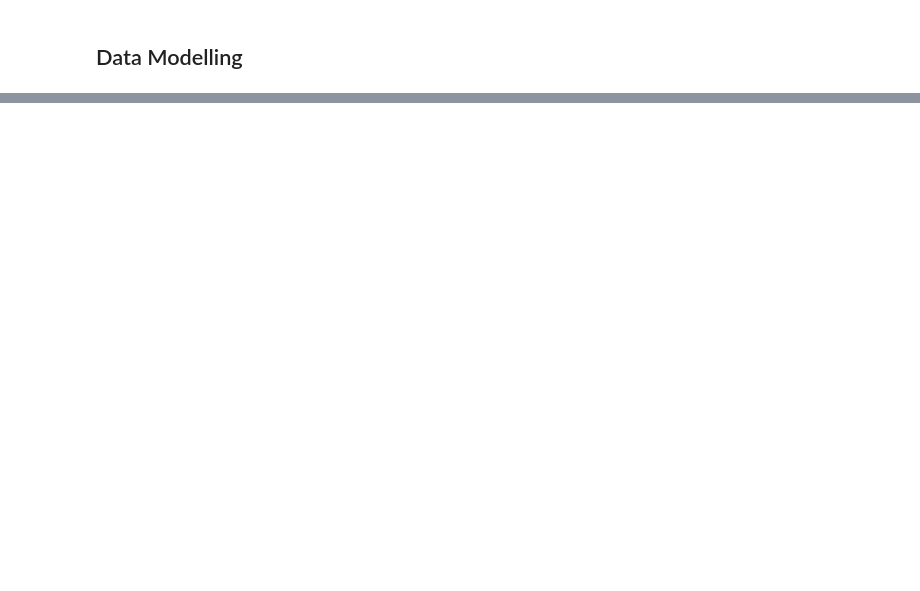
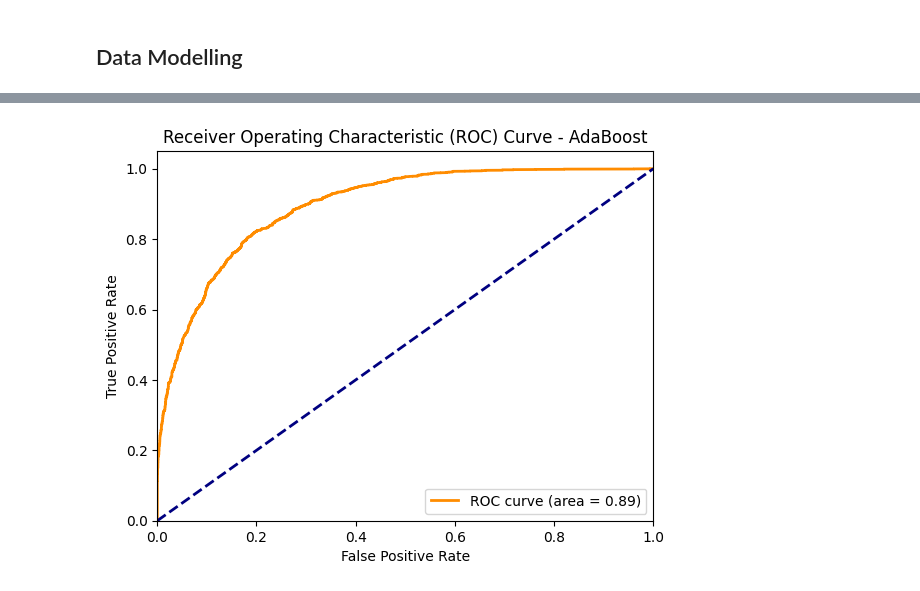
Before and after one commit to EvaW01/schulich_data_science_Xinyue-Wang, a Jupyter notebook: data_science_final_group_project.ipynb, the cells around one changed output, grey strips where cells are left out. Cells and saved outputs as stored; diff of their text form; code cells hidden in the pictures; blank space fills up the shorter version.

```diff
--- a/data_science_final_group_project.ipynb
+++ b/data_science_final_group_project.ipynb
@@ -1064,0 +1347,24 @@ Original Value: 0.0, Predicted Value: 0.137168522525636
+# %%
+# Initialize and train the AdaBoost classifier
+adaboost = AdaBoostClassifier(n_estimators=100, random_state=42)
+adaboost.fit(X_train, y_train)
+
+# Make predictions
+y_pred = adaboost.predict(X_test)
+y_pred_prob = adaboost.predict_proba(X_test)[:, 1]
+
+# Evaluate the model
+accuracy = accuracy_score(y_test, y_pred)
+conf_matrix = confusion_matrix(y_test, y_pred)
+class_report = classification_report(y_test, y_pred)
+fpr, tpr, thresholds = roc_curve(y_test, y_pred_prob)
+roc_auc = roc_auc_score(y_test, y_pred_prob)
+
+# Print evaluation metrics
+print("Confusion Matrix:")
+print(conf_matrix)
+print("\nClassification Report:")
+print(class_report)
+print("\nAccuracy Score:")
+print(accuracy)
+print(f"\nROC AUC: {roc_auc:.4f}")
@@ -1064,0 +1391,14 @@ Original Value: 0.0, Predicted Value: 0.137168522525636
+# %%
+# Plot ROC curve
+plt.figure()
+plt.plot(fpr, tpr, color='darkorange', lw=2, label=f'ROC curve (area = {roc_auc:.2f})')
+plt.plot([0, 1], [0, 1], color='navy', lw=2, linestyle='--')
+plt.xlim([0.0, 1.0])
+plt.ylim([0.0, 1.05])
+plt.xlabel('False Positive Rate')
+plt.ylabel('True Positive Rate')
+plt.title('Receiver Operating Characteristic (ROC) Curve - AdaBoost')
+plt.legend(loc="lower right")
+plt.show()
+# %% [output]
+[figure, added]
```
Also changed, not shown: parts of 56 cells of this notebook, 1 other file.
